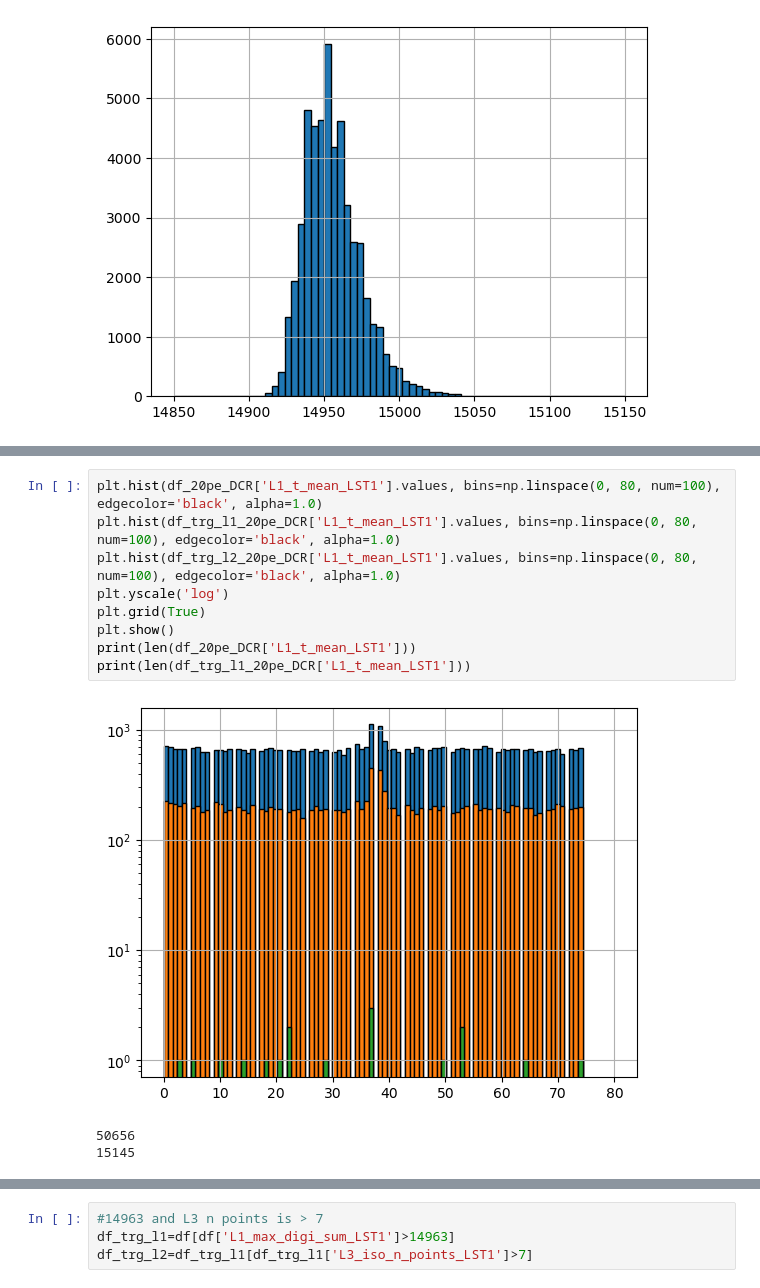
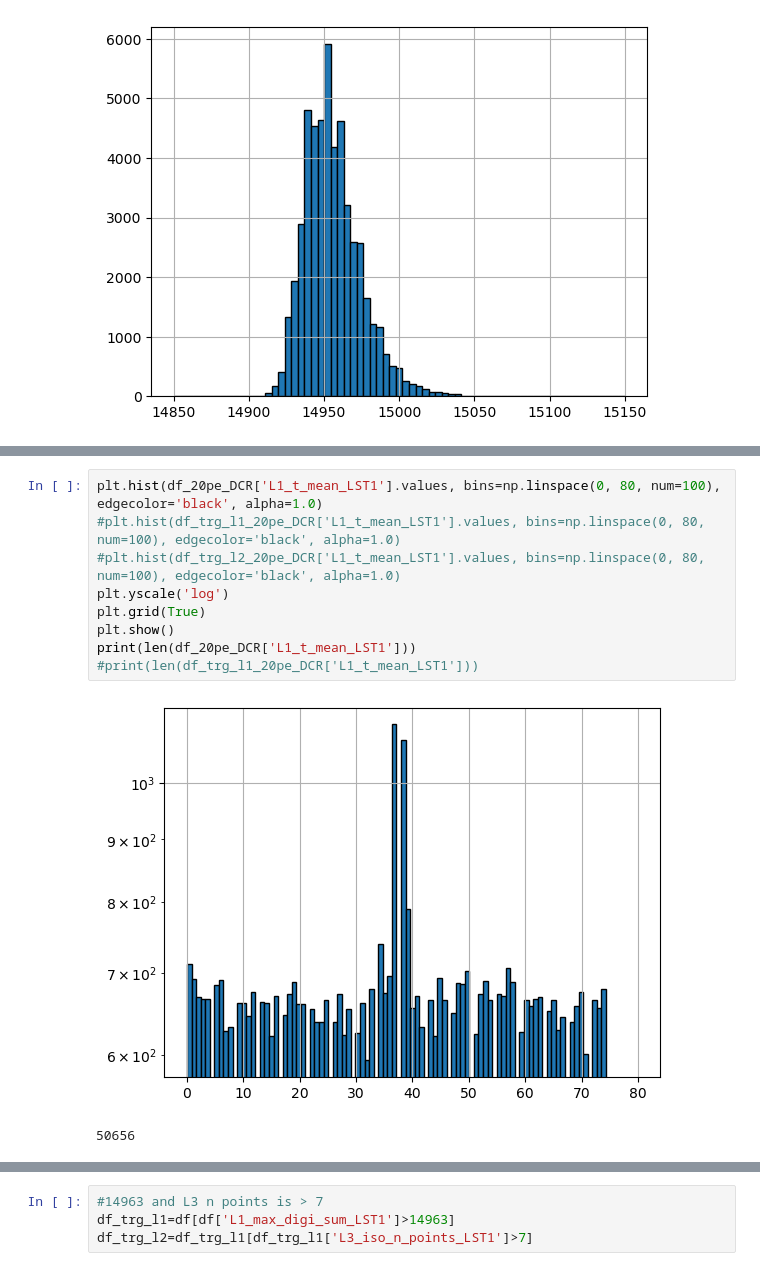
Before and after one commit to burmist-git/DBscan_on_simtel_data, a Jupyter notebook: trg_mono_rates_proton.ipynb, the cells around one changed output, grey strips where cells are left out. Saved outputs shown, nothing was run; the diff lists cells and outputs as text.

```diff
--- a/trg_mono_rates_proton.ipynb
+++ b/trg_mono_rates_proton.ipynb
@@ -227,16 +431,15 @@ ax.plot(threshold_all,
 # %%
 plt.hist(df_20pe_DCR['L1_t_mean_LST1'].values, bins=np.linspace(0, 80, num=100), edgecolor='black', alpha=1.0)
-plt.hist(df_trg_l1_20pe_DCR['L1_t_mean_LST1'].values, bins=np.linspace(0, 80, num=100), edgecolor='black', alpha=1.0)
-plt.hist(df_trg_l2_20pe_DCR['L1_t_mean_LST1'].values, bins=np.linspace(0, 80, num=100), edgecolor='black', alpha=1.0)
+#plt.hist(df_trg_l1_20pe_DCR['L1_t_mean_LST1'].values, bins=np.linspace(0, 80, num=100), edgecolor='black', alpha=1.0)
+#plt.hist(df_trg_l2_20pe_DCR['L1_t_mean_LST1'].values, bins=np.linspace(0, 80, num=100), edgecolor='black', alpha=1.0)
 plt.yscale('log')
 plt.grid(True)
 plt.show()
 print(len(df_20pe_DCR['L1_t_mean_LST1']))
-print(len(df_trg_l1_20pe_DCR['L1_t_mean_LST1']))
+#print(len(df_trg_l1_20pe_DCR['L1_t_mean_LST1']))
 # %% [output]
-[figure, old version]
+[figure, new version]
 50656
-15145
 # %%
 plt.hist(df_trg_l1_20pe_DCR['L1_t_mean_LST1'].values, bins=np.linspace(0, 80, num=100), edgecolor='black', alpha=1.0)
 plt.hist(df_trg_l2_20pe_DCR['L1_t_mean_LST1'].values, bins=np.linspace(0, 80, num=100), edgecolor='black', alpha=1.0)
```
Also changed, not shown: parts of 31 cells of this notebook, 7 other files.
